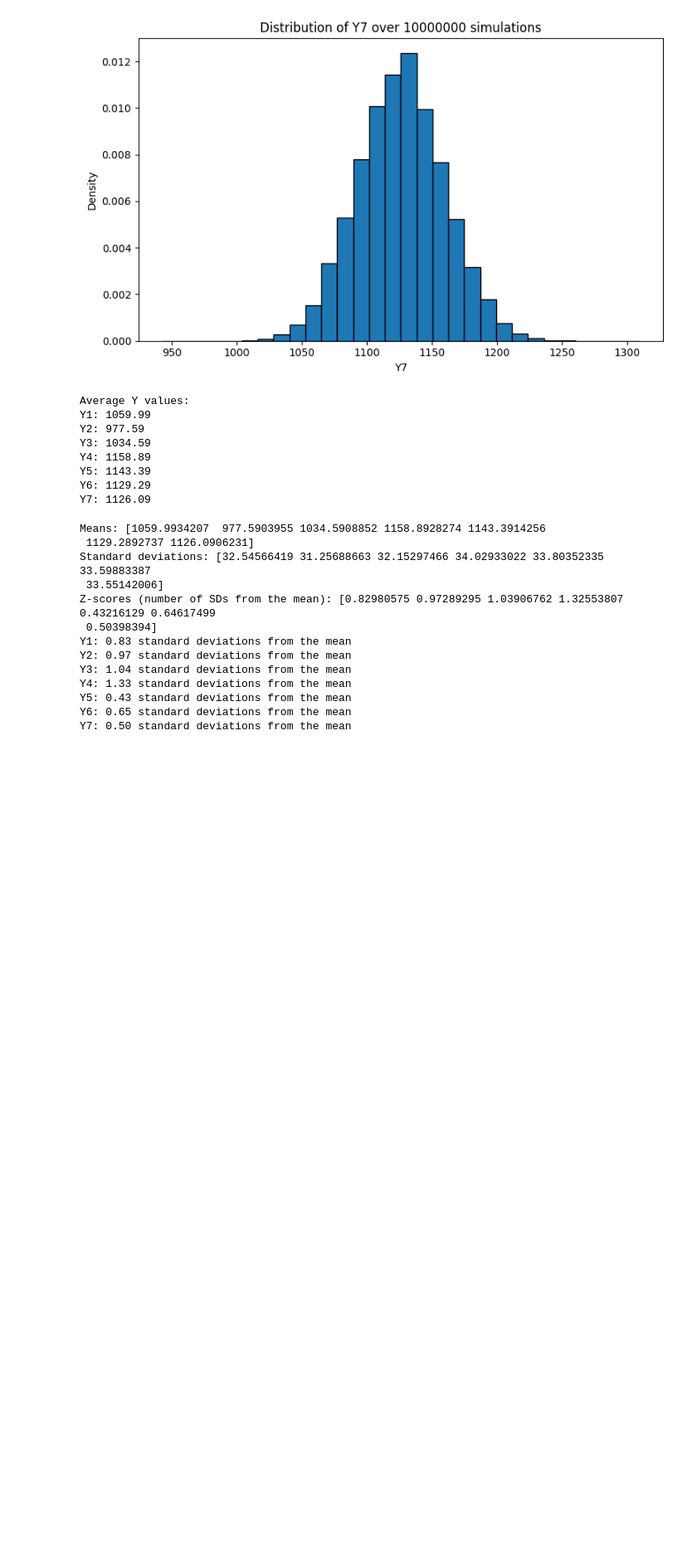
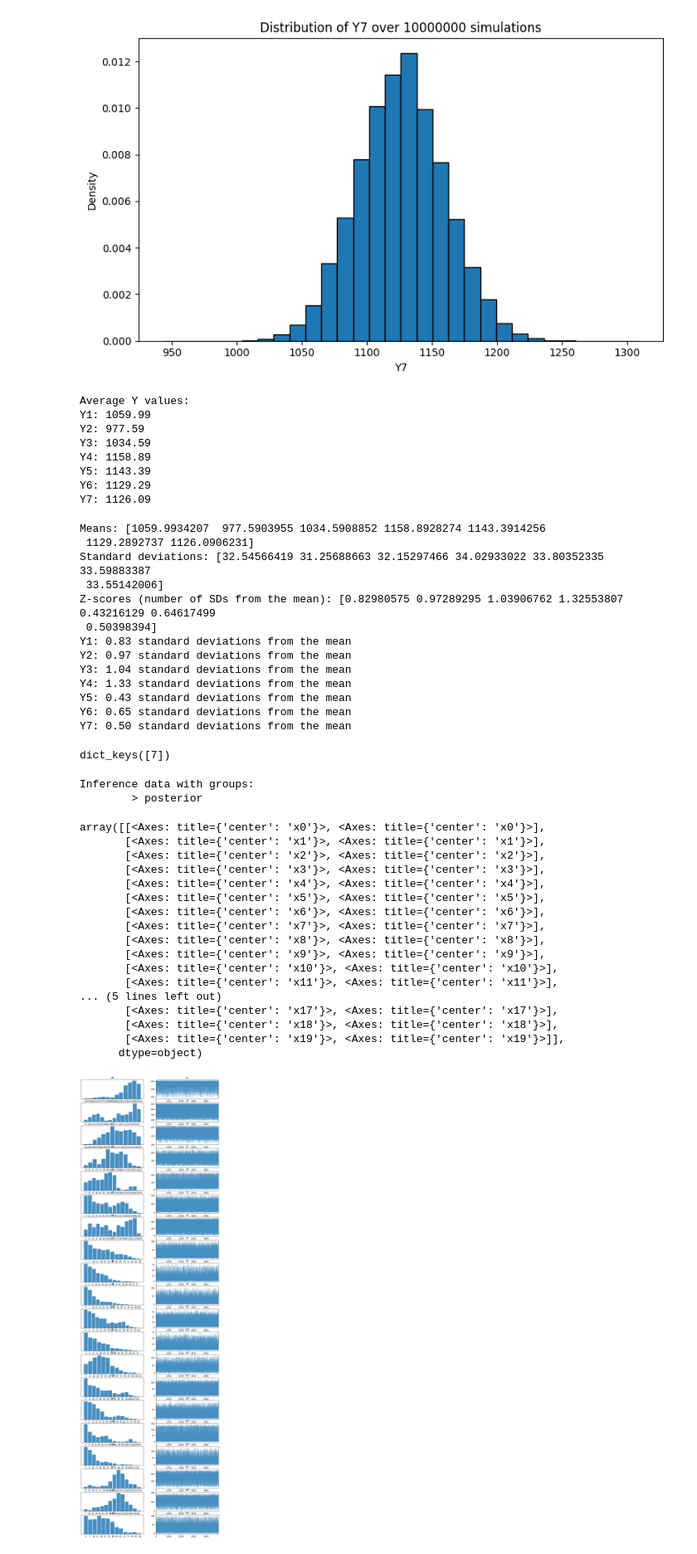
Before and after one commit to 4Lili4/sat-metropolis-businessnisser, a Jupyter notebook: EliasTests/roads_validation.ipynb, the cells around one changed output. Shown at 83% size. Saved outputs shown, nothing was run; the diff lists cells and outputs as text; code cells hidden in the pictures; blank space fills up the shorter version.

Commit message:
feat: looking at the problem for roads

```diff
--- a/EliasTests/roads_validation.ipynb
+++ b/EliasTests/roads_validation.ipynb
@@ -144,3 +145,40 @@ Y4: 1.33 standard deviations from the mean
 Y5: 0.43 standard deviations from the mean
 Y6: 0.65 standard deviations from the mean
 Y7: 0.50 standard deviations from the mean
+# %%
+#load pkl ResultsRoadsCmsgenLongrun.pkl
+import pickle
+
+with open("ResultsRoadsCmsgenLongrun.pkl", "rb") as f:
+    data = pickle.load(f)
+data.keys()
+# %% [output]
+dict_keys([7])
+# %%
+trace=data[7][1][0][4][5000][0]
+# %%
+trace
+# %% [output]
+Inference data with groups:
+        > posterior
+# %%
+az.plot_trace(trace)
+# %% [output]
+array([[<Axes: title={'center': 'x0'}>, <Axes: title={'center': 'x0'}>],
+       [<Axes: title={'center': 'x1'}>, <Axes: title={'center': 'x1'}>],
+       [<Axes: title={'center': 'x2'}>, <Axes: title={'center': 'x2'}>],
+       [<Axes: title={'center': 'x3'}>, <Axes: title={'center': 'x3'}>],
+       [<Axes: title={'center': 'x4'}>, <Axes: title={'center': 'x4'}>],
+       [<Axes: title={'center': 'x5'}>, <Axes: title={'center': 'x5'}>],
+       [<Axes: title={'center': 'x6'}>, <Axes: title={'center': 'x6'}>],
+       [<Axes: title={'center': 'x7'}>, <Axes: title={'center': 'x7'}>],
+       [<Axes: title={'center': 'x8'}>, <Axes: title={'center': 'x8'}>],
+       [<Axes: title={'center': 'x9'}>, <Axes: title={'center': 'x9'}>],
+       [<Axes: title={'center': 'x10'}>, <Axes: title={'center': 'x10'}>],
+       [<Axes: title={'center': 'x11'}>, <Axes: title={'center': 'x11'}>],
+... (5 lines left out)
+       [<Axes: title={'center': 'x17'}>, <Axes: title={'center': 'x17'}>],
+       [<Axes: title={'center': 'x18'}>, <Axes: title={'center': 'x18'}>],
+       [<Axes: title={'center': 'x19'}>, <Axes: title={'center': 'x19'}>]],
+      dtype=object)
+[figure, added]
```
Also changed, not shown: parts of 2 cells of this notebook.
